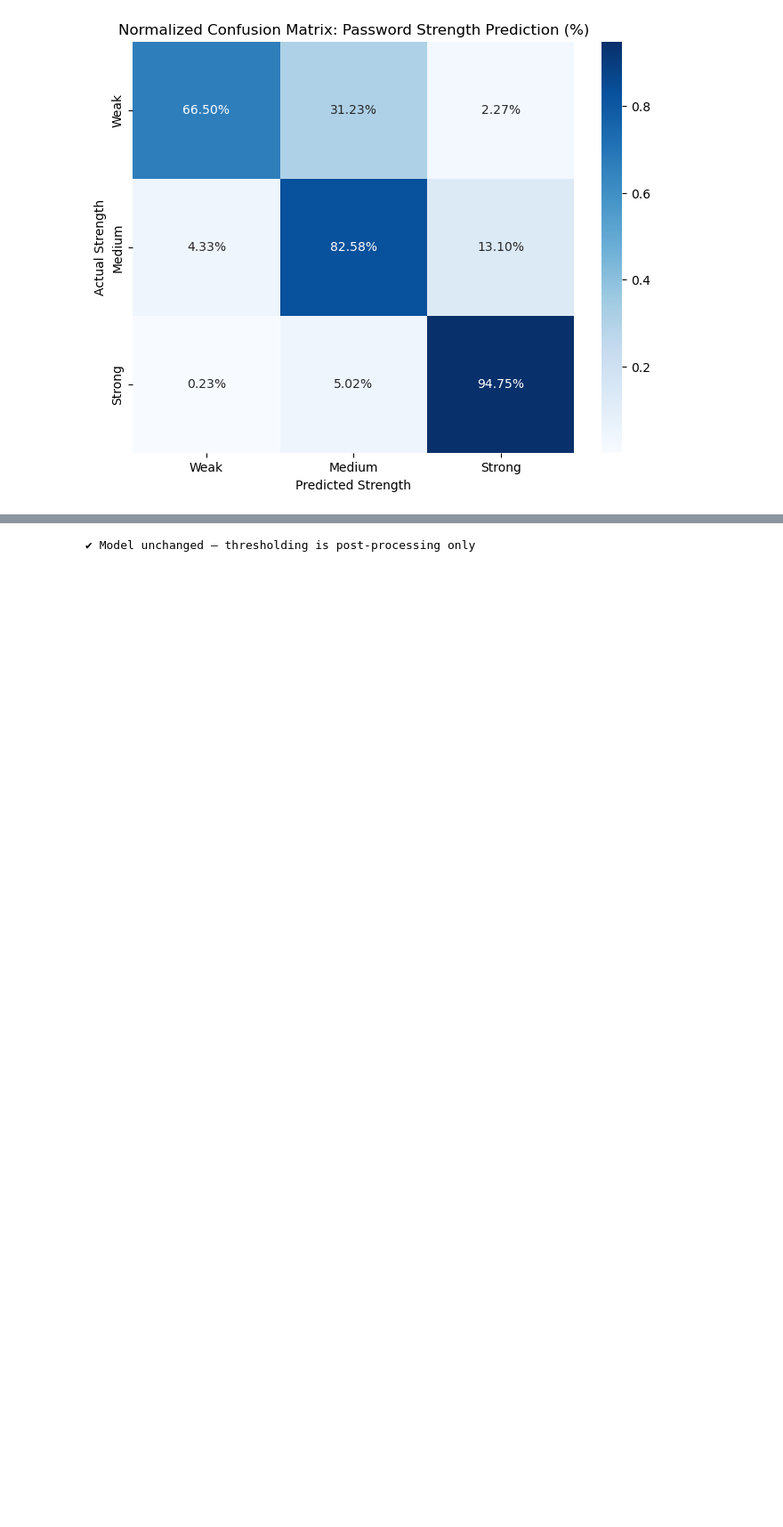
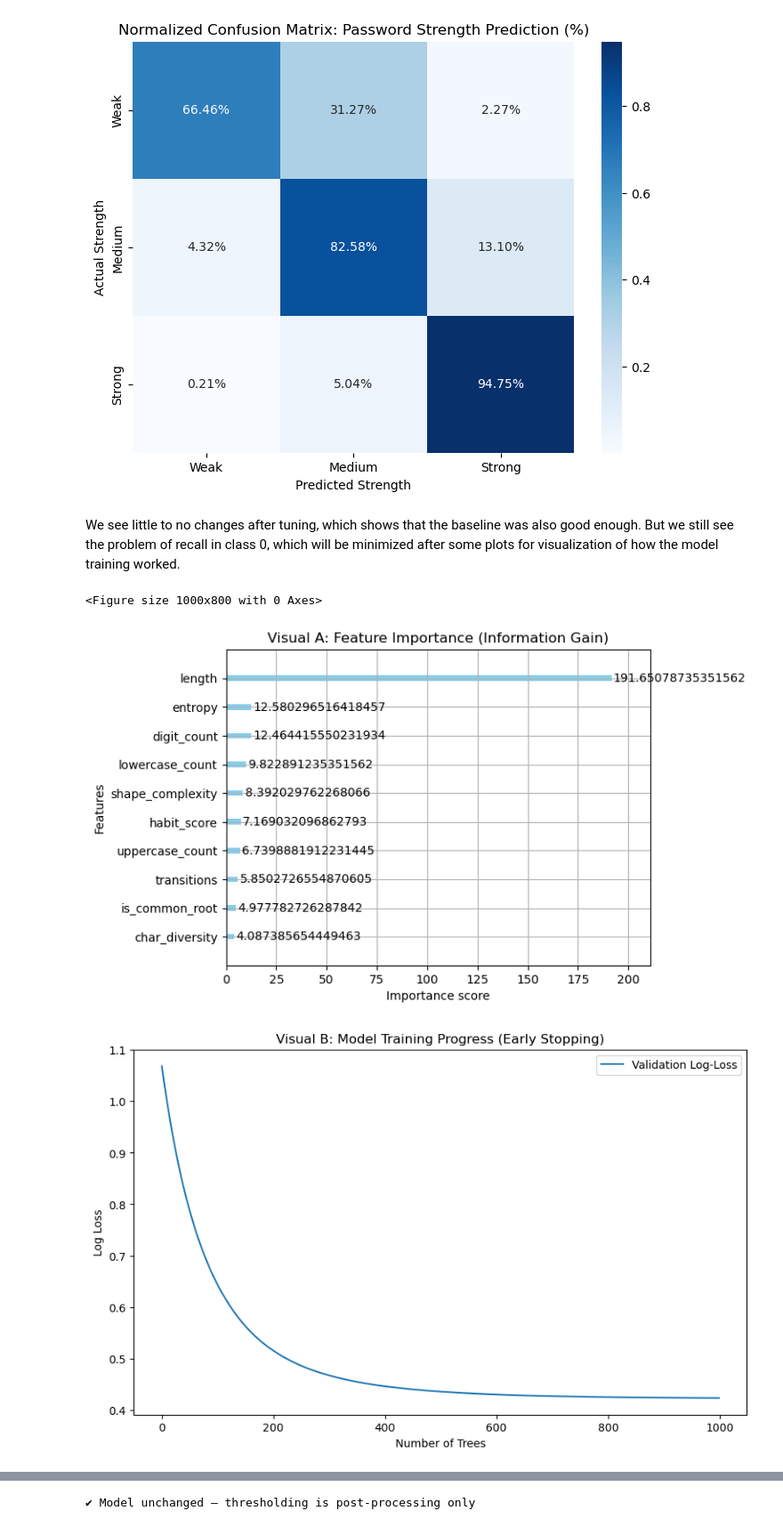
Before and after one commit to Sushant-Khanal/KeyShard, a Jupyter notebook: ML/final_notebook.ipynb, the cells around one changed output, grey strips where cells are left out. Shown at 89% size. Saved outputs shown, nothing was run; the diff lists cells and outputs as text; code cells hidden in the pictures; blank space fills up the shorter version.

Commit message:
added EDA and tuning

```diff
--- a/ML/final_notebook.ipynb
+++ b/ML/final_notebook.ipynb
@@ -289,3 +289,6 @@ from sklearn.preprocessing import StandardScaler
 from xgboost import XGBClassifier
 from sklearn.model_selection import train_test_split
 from sklearn.metrics import classification_report, confusion_matrix
+# %%
+#importing dataset
+df = pd.read_csv(r"E:\major_project\datasets\final_pass_dataset.csv")
@@ -347,25 +423,21 @@ weighted avg     0.8130    0.8004    0.7978     87880
 # %%
 #tuning models:
-#  Initializing with required parameters
+# Create the final model using the best parameters found
 final_model = XGBClassifier(
+    **random_search.best_params_,
     objective="multi:softprob",
     num_class=3,
     eval_metric="mlogloss",
-    n_estimators=1000,
-    learning_rate=0.05,
-    max_depth=10,
-    subsample=0.8,
-    colsample_bytree=0.8,
     tree_method="hist",
     random_state=42,
     early_stopping_rounds=50
 )
 
-#  Fit using the Validation Set
+# Fit using the Validation Set to prevent overfitting
 final_model.fit(
     X_train, y_train,
     eval_set=[(X_val, y_val)],
-    verbose=100  # Prints progress every 100 trees
+    verbose=100
 )
 
 y_pred = final_model.predict(X_test)
@@ -405,3 +483,5 @@ plt.xlabel('Predicted Strength')
 plt.show()
 # %% [output]
 [figure]
+# %% [markdown]
+We see little to no changes after tuning, which shows that the baseline was also good enough. But we still see the problem of recall in class 0, which will be minimized after some plots for visualization of how the model training worked.
@@ -407,0 +493,36 @@ plt.show()
+# %%
+# --- Visual 1: Feature Importance ---
+plt.figure(figsize=(10, 8))
+plot_importance(final_model, max_num_features=10, importance_type='gain', color='skyblue')
+plt.title("Visual A: Feature Importance (Information Gain)")
+plt.show()
+
+# --- Visual 2: Learning Curves (Log Loss) ---
+results = final_model.evals_result()
+plt.figure(figsize=(10, 6))
+plt.plot(results['validation_0']['mlogloss'], label='Validation Log-Loss')
+plt.title("Visual B: Model Training Progress (Early Stopping)")
+plt.xlabel("Number of Trees")
+plt.ylabel("Log Loss")
+plt.legend()
+plt.show()
+
+# --- Visual 3: Multi-class ROC Curve ---
+y_test_bin = label_binarize(y_test, classes=[0, 1, 2])
+y_score = final_model.predict_proba(X_test)
+colors = ['red', 'orange', 'green']
+labels = ['Weak', 'Medium', 'Strong']
+
+plt.figure(figsize=(8, 6))
+for i in range(3):
+    fpr, tpr, _ = roc_curve(y_test_bin[:, i], y_score[:, i])
+    plt.plot(fpr, tpr, color=colors[i], label=f'ROC {labels[i]} (AUC = {auc(fpr, tpr):.2f})')
+
+plt.plot([0, 1], [0, 1], 'k--')
+plt.title("Visual C: Multi-Class ROC Curves")
+plt.legend()
+plt.show()
+# %% [output]
+<Figure size 1000x800 with 0 Axes>
+[figure, added]
+[figure, added]
```
Also changed, not shown: parts of 17 cells of this notebook.
